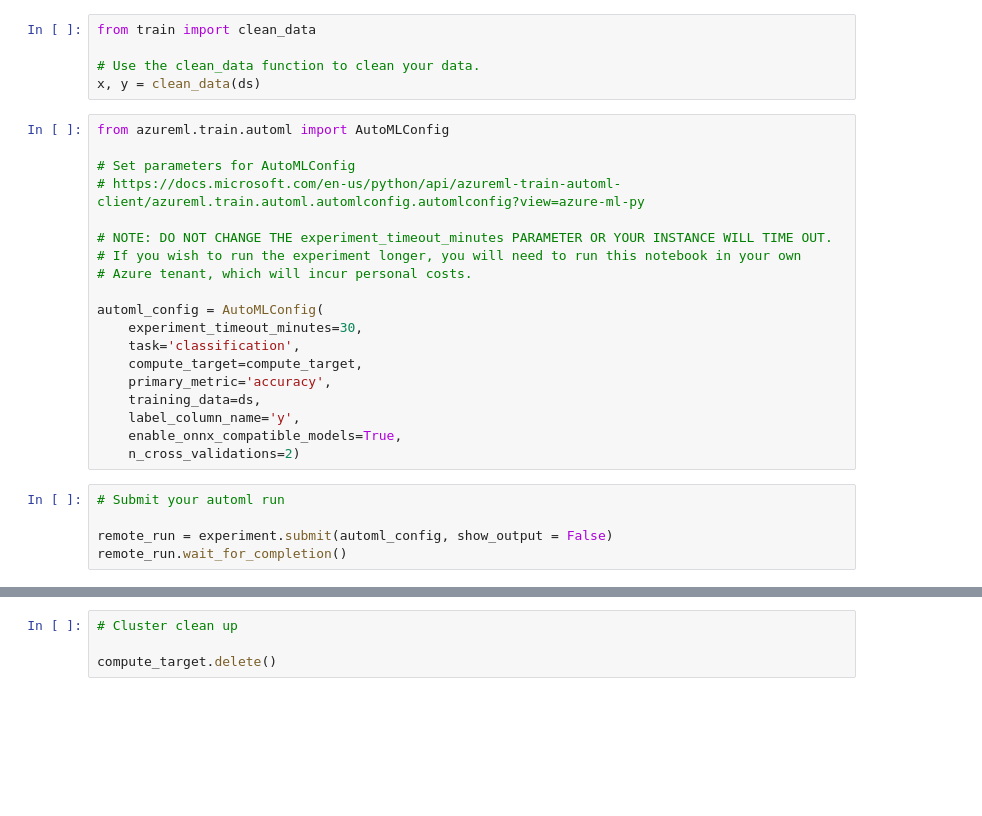
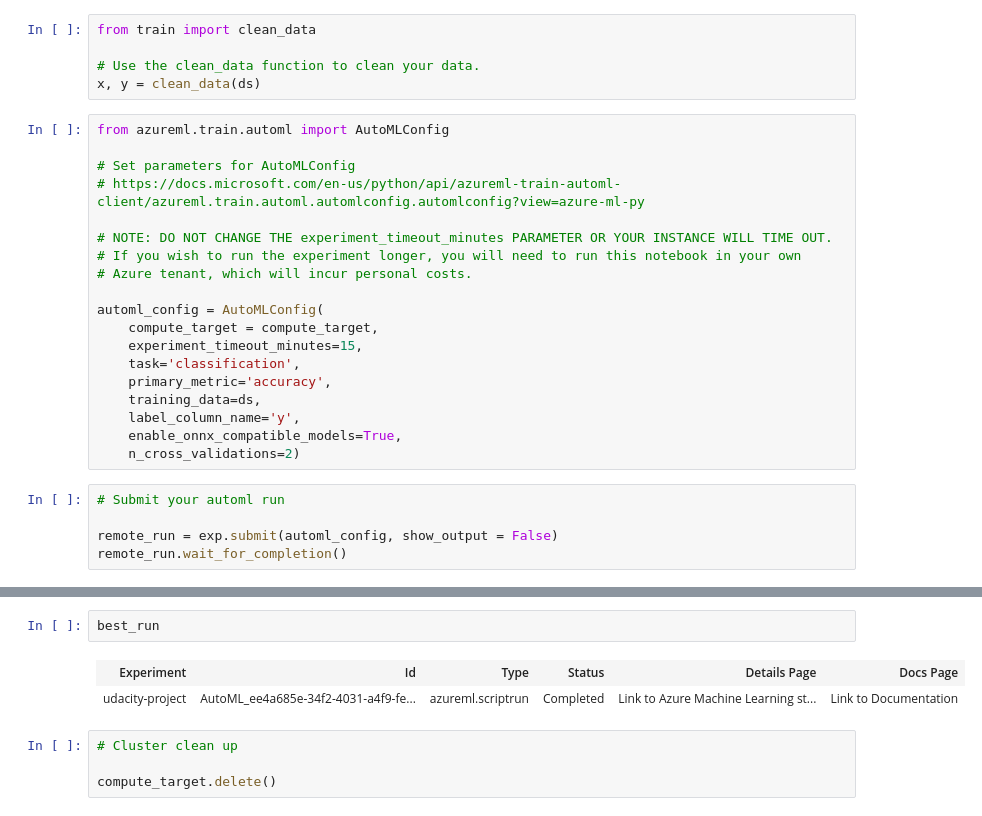
Before and after one commit to dimikara/Optimizing-an-ML-Pipeline-in-Azure, a Jupyter notebook: udacity-project.ipynb, the cells around one changed output, grey strips where cells are left out. Saved outputs shown, nothing was run; the diff lists cells and outputs as text; blank space fills up the shorter version.

Commit message:
update: File ready to submit

```diff
--- a/udacity-project.ipynb
+++ b/udacity-project.ipynb
@@ -141,9 +173,9 @@ from azureml.train.automl import AutoMLConfig
 # Azure tenant, which will incur personal costs.
 
 automl_config = AutoMLConfig(
-    experiment_timeout_minutes=30,
+    compute_target = compute_target,
+    experiment_timeout_minutes=15,
     task='classification',
-    compute_target=compute_target,
     primary_metric='accuracy',
     training_data=ds,
     label_column_name='y',
@@ -152,5 +184,5 @@ automl_config = AutoMLConfig(
 # %%
 # Submit your automl run
 
-remote_run = experiment.submit(automl_config, show_output = False)
+remote_run = exp.submit(automl_config, show_output = False)
 remote_run.wait_for_completion()
@@ -171,3 +280,8 @@ print("Best run details :",best_run.get_details())
+# %%
+best_run
+# %% [output]
+| Experiment | Id | Type | Status | Details Page | Docs Page |
+| udacity-project | AutoML_ee4a685e-34f2-4031-a4f9-fe... | azureml.scriptrun | Completed | Link to Azure Machine Learning st... | Link to Documentation |
 # %%
 # Cluster clean up
 
```
Also changed, not shown: parts of 9 cells of this notebook.
